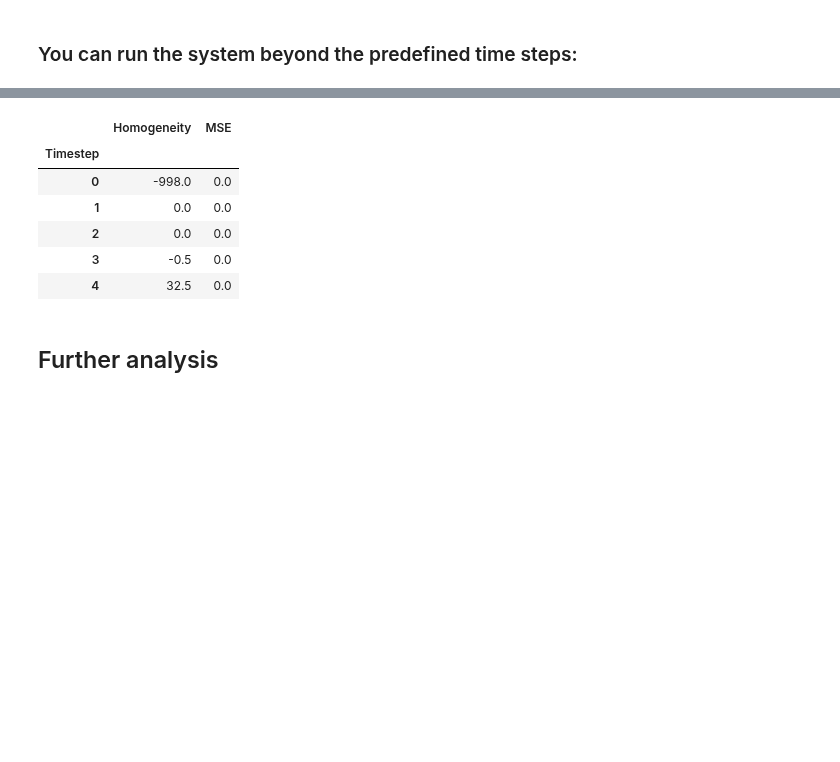
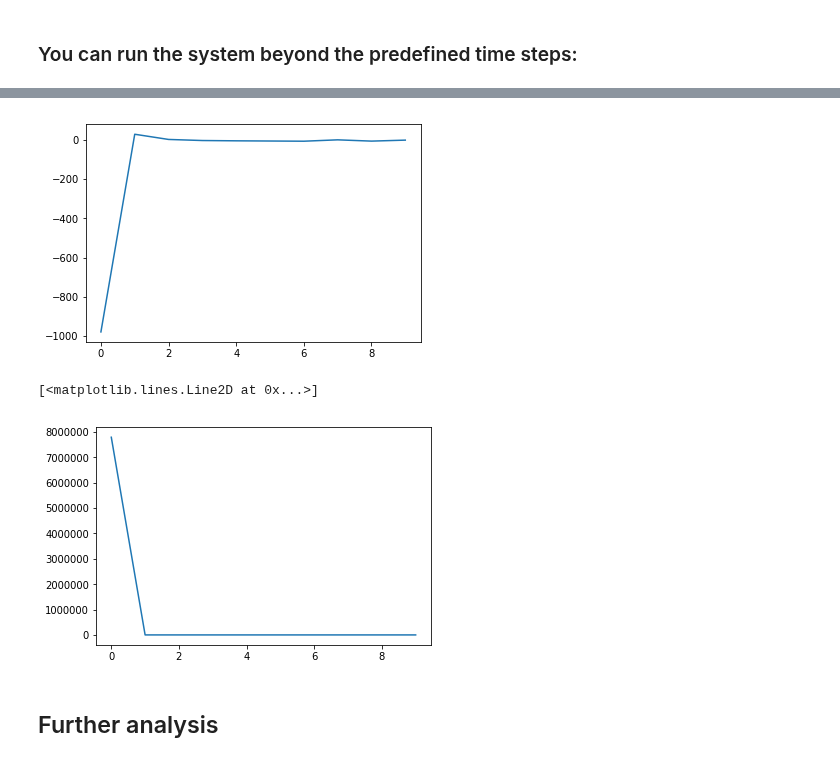
Before and after one commit to elucherini/t-recs, a Jupyter notebook: Debug & Visualize.ipynb, the cells around one changed output, grey strips where cells are left out. Cells and saved outputs as stored; diff of their text form; code cells hidden in the pictures; blank space fills up the shorter version.

```diff
--- a/Debug & Visualize.ipynb
+++ b/Debug & Visualize.ipynb
@@ -85,8 +114,7 @@ item_representation = Distribution(distr_type='binom', n=5, p=0.4, size=(NUM_ATT
 # Instantiate and run recsys
 filtering = ContentFiltering(user_representation=user_representation, item_representation=item_representation)
 # Run for 10 timesteps
-filtering.run(timesteps=10)
+filtering.run(timesteps=5)
 
 # Collect results
-delta_t = list()
 delta_t = filtering.get_measurements()
@@ -94,4 +140,4 @@ delta_t = filtering.get_measurements()
 ### You can run the system beyond the predefined time steps:
 # %%
 # Run for some more time steps
-filtering.run(timesteps=10, train_between_steps=True)
+filtering.run(timesteps=5, train_between_steps=True)
@@ -98,13 +162,12 @@ filtering.run(timesteps=10, train_between_steps=True)
-# %%
-# Check results again
-filtering.get_measurements().head()
-# %% [output]
-|  | Homogeneity | MSE |
-| Timestep |  |  |
-| 0 | -998.0 | 0.0 |
-| 1 | 0.0 | 0.0 |
-| 2 | 0.0 | 0.0 |
-| 3 | -0.5 | 0.0 |
-| 4 | 32.5 | 0.0 |
+# %%
+# Check results again
+meas = filtering.get_measurements()
+plt.plot(np.arange(meas.shape[0]), meas['Homogeneity'])
+plt.show()
+plt.plot(np.arange(meas.shape[0]), meas['MSE'])
+# %% [output]
+[figure, added]
+[<matplotlib.lines.Line2D at 0x...>]
+[figure, added]
 # %% [markdown]
 ## Further analysis
```
Also changed, not shown: parts of 10 cells of this notebook, 8 other files.
